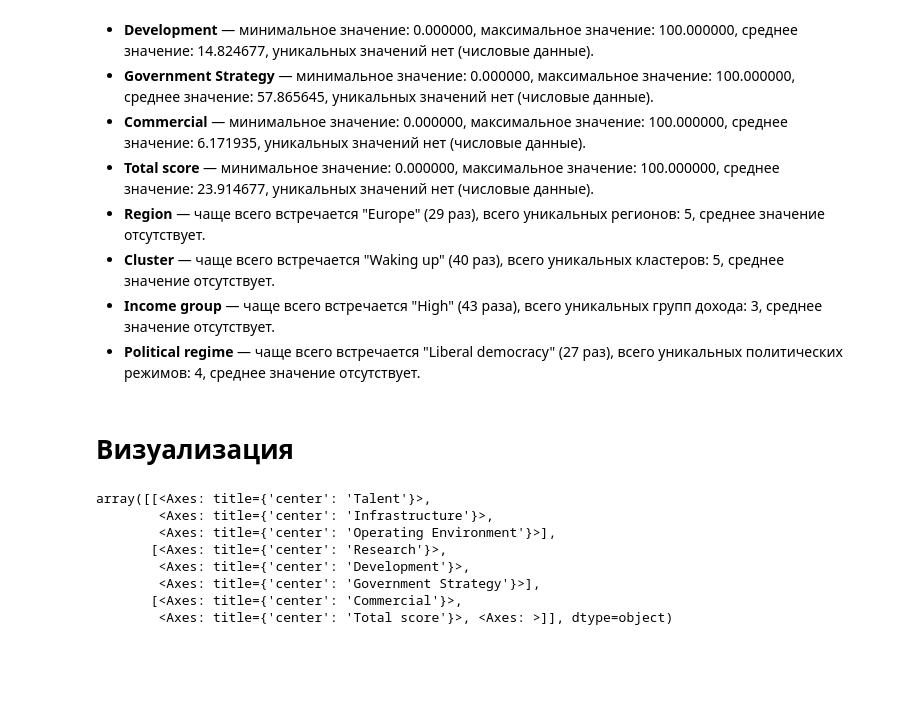
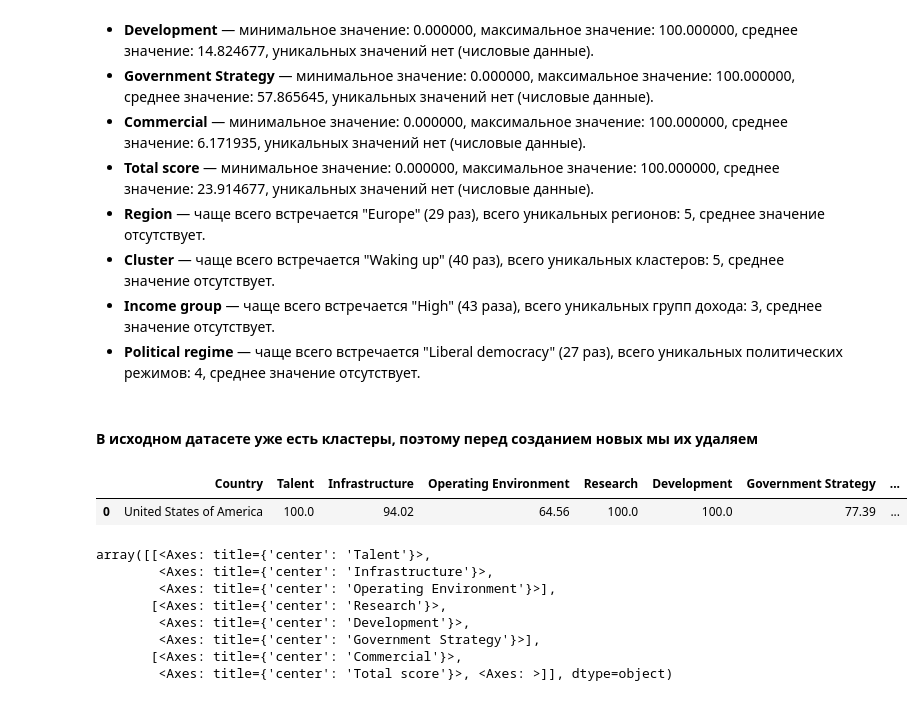
Before and after one commit to Saekikes42/ai-global-index, a Jupyter notebook: eda.ipynb, the cells around one changed output. Saved outputs shown, nothing was run; the diff lists cells and outputs as text; code cells hidden in the pictures; blank space fills up the shorter version.

```diff
--- a/eda.ipynb
+++ b/eda.ipynb
@@ -96,8 +100,15 @@ df.describe(include="all")
 *   **Cluster** — чаще всего встречается "Waking up" (40 раз), всего уникальных кластеров: 5, среднее значение отсутствует.
 *   **Income group** — чаще всего встречается "High" (43 раза), всего уникальных групп дохода: 3, среднее значение отсутствует.
 *   **Political regime** — чаще всего встречается "Liberal democracy" (27 раз), всего уникальных политических режимов: 4, среднее значение отсутствует.
-# %% [markdown]
-# Визуализация
+# %% [markdown]
+#### В исходном датасете уже есть кластеры, поэтому перед созданием новых мы их удаляем
+# %%
+df.drop('Cluster', axis=1, inplace=True)
+# %%
+df.head(1)
+# %% [output]
+|  | Country | Talent | Infrastructure | Operating Environment | Research | Development | Government Strategy | ... |
+| 0 | United States of America | 100.0 | 94.02 | 64.56 | 100.0 | 100.0 | 77.39 | ... |
 # %%
 df.hist(figsize=(20,20))
 # %% [output]
```
Also changed, not shown: parts of 11 cells of this notebook, 1 other file.
